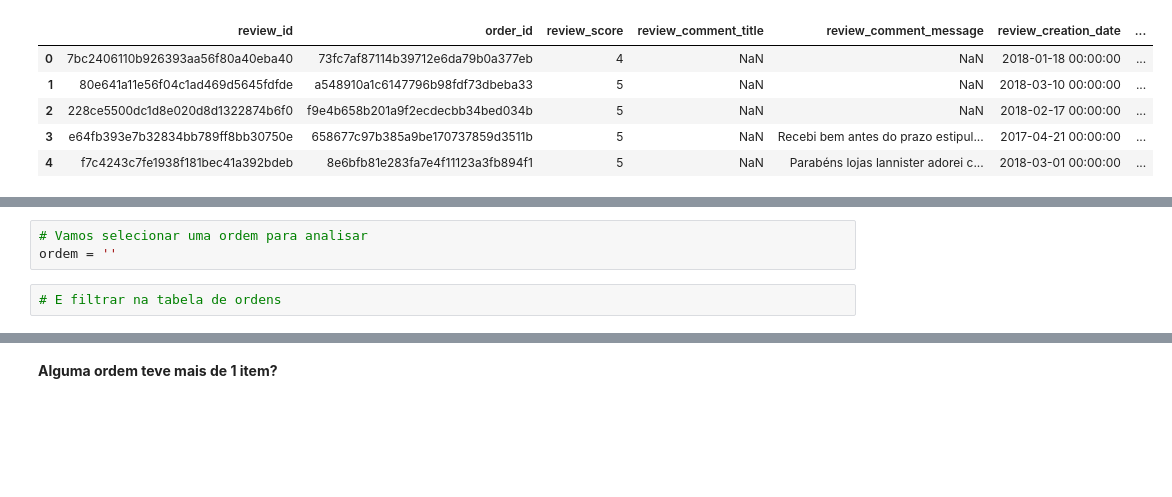
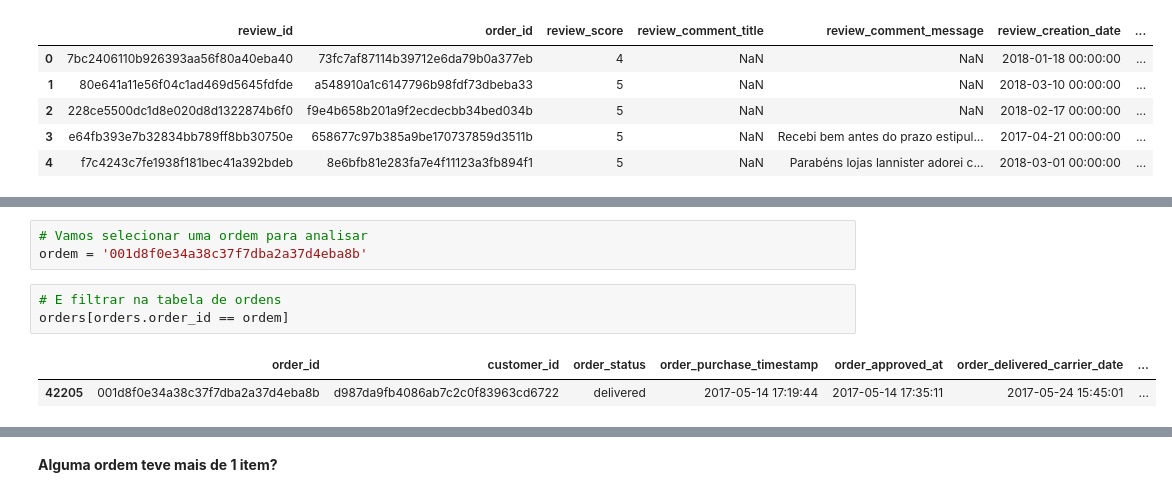
Before and after one commit to PauloViniciusR/SQL, a Jupyter notebook: Storytelling_sql/notebook/analise.ipynb, the cells around one changed output, grey strips where cells are left out. Saved outputs shown, nothing was run; the diff lists cells and outputs as text; blank space fills up the shorter version.

```diff
--- a/Storytelling_sql/notebook/analise.ipynb
+++ b/Storytelling_sql/notebook/analise.ipynb
@@ -182,7 +197,11 @@ for i in arquivos:
 # %%
 # Vamos selecionar uma ordem para analisar
-ordem = ''
+ordem = '001d8f0e34a38c37f7dba2a37d4eba8b'
 # %%
 # E filtrar na tabela de ordens
+orders[orders.order_id == ordem]
+# %% [output]
+|  | order_id | customer_id | order_status | order_purchase_timestamp | order_approved_at | order_delivered_carrier_date | ... |
+| 42205 | 001d8f0e34a38c37f7dba2a37d4eba8b | d987da9fb4086ab7c2c0f83963cd6722 | delivered | 2017-05-14 17:19:44 | 2017-05-14 17:35:11 | 2017-05-24 15:45:01 | ... |
 # %%
 # Na tabela de ordem x itens
```
Also changed, not shown: parts of 5 cells of this notebook.
